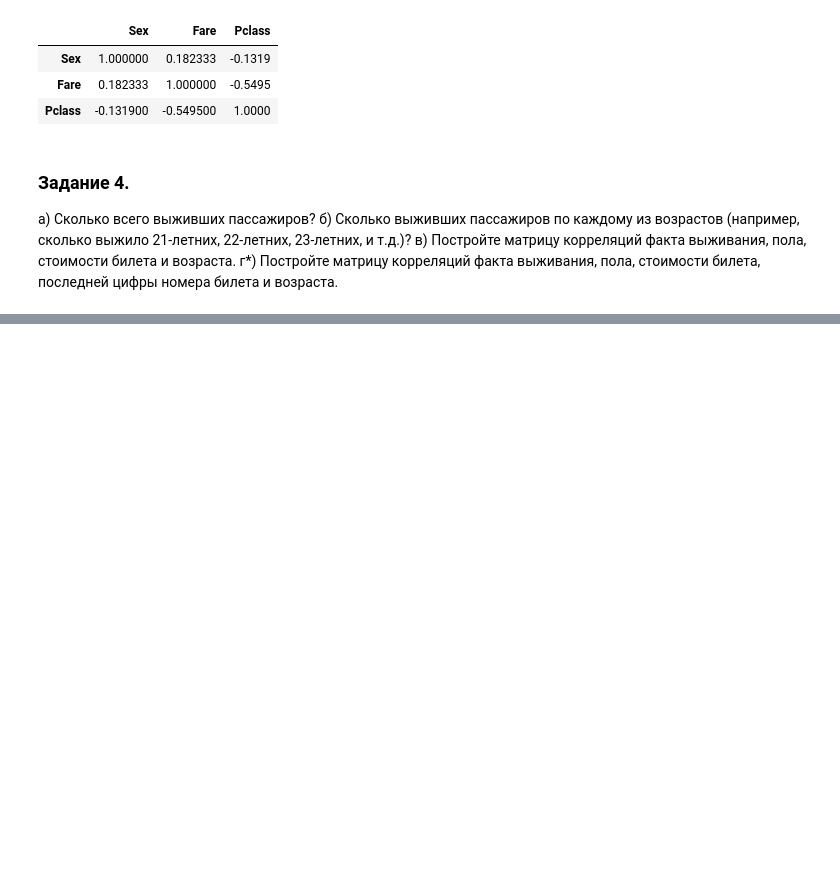
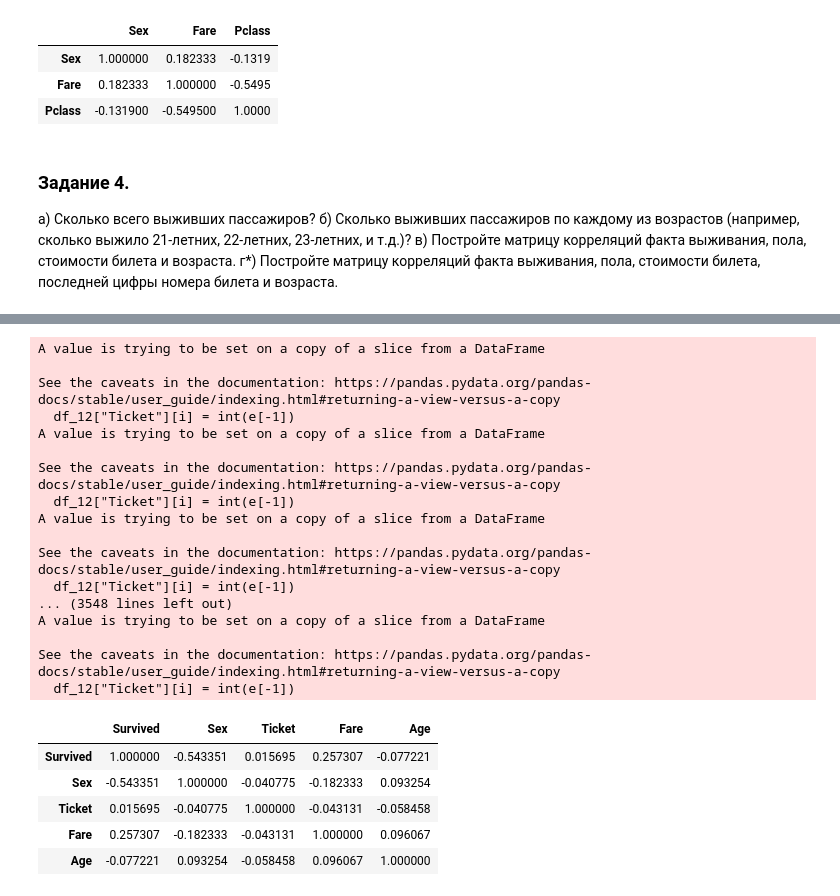
Before and after one commit to SynKolbasyn/School, a Jupyter notebook: AI/Lesson_04_09_2023/[seminar, basic]pandas.ipynb, the cells around one changed output, grey strips where cells are left out. Cells and saved outputs as stored; diff of their text form; code cells hidden in the pictures; blank space fills up the shorter version.

```diff
--- a/AI/Lesson_04_09_2023/[seminar, basic]pandas.ipynb
+++ b/AI/Lesson_04_09_2023/[seminar, basic]pandas.ipynb
@@ -626,8 +625,9 @@ df_4[df_4["Randomnumbers"] > 0.5]
 Теперь считаем данные по тому, кто выжил, а кто нет.
 # %%
 #df_2 = pd.read_csv('titanic_surv.csv')
-surv_link = 'https://www.dropbox.com/s/v35x9i6a1tc7emm/titanic_surv.csv?dl=1'
-df_2 = pd.read_csv(surv_link)
+# surv_link = 'https://www.dropbox.com/s/v35x9i6a1tc7emm/titanic_surv.csv?dl=1'
+# df_2 = pd.read_csv(surv_link)
+df_2 = pd.read_csv("titanic_surv.csv")
 # %%
 df_2
 # %% [output]
@@ -749,0 +793,33 @@ df_for_corr.corr()
+# %%
+df_12 = titanik_passengers.join(df_2)
+df_12["Sex"] = df_12["Sex"] == "male"
+for i, e in enumerate(df_12["Ticket"].values):
+    try:
+        df_12["Ticket"][i] = int(e[-1])
+    except ValueError:
+        df_12["Ticket"][i] = 0
+df_12[["Survived", "Sex", "Ticket", "Fare", "Age"]].corr()
+# %% [output]
+A value is trying to be set on a copy of a slice from a DataFrame
+
+See the caveats in the documentation: https://pandas.pydata.org/pandas-docs/stable/user_guide/indexing.html#returning-a-view-versus-a-copy
+  df_12["Ticket"][i] = int(e[-1])
+A value is trying to be set on a copy of a slice from a DataFrame
+
+See the caveats in the documentation: https://pandas.pydata.org/pandas-docs/stable/user_guide/indexing.html#returning-a-view-versus-a-copy
+  df_12["Ticket"][i] = int(e[-1])
+A value is trying to be set on a copy of a slice from a DataFrame
+
+See the caveats in the documentation: https://pandas.pydata.org/pandas-docs/stable/user_guide/indexing.html#returning-a-view-versus-a-copy
+  df_12["Ticket"][i] = int(e[-1])
+... (3548 lines left out)
+A value is trying to be set on a copy of a slice from a DataFrame
+
+See the caveats in the documentation: https://pandas.pydata.org/pandas-docs/stable/user_guide/indexing.html#returning-a-view-versus-a-copy
+  df_12["Ticket"][i] = int(e[-1])
+|  | Survived | Sex | Ticket | Fare | Age |
+| Survived | 1.000000 | -0.543351 | 0.015695 | 0.257307 | -0.077221 |
+| Sex | -0.543351 | 1.000000 | -0.040775 | -0.182333 | 0.093254 |
+| Ticket | 0.015695 | -0.040775 | 1.000000 | -0.043131 | -0.058458 |
+| Fare | 0.257307 | -0.182333 | -0.043131 | 1.000000 | 0.096067 |
+| Age | -0.077221 | 0.093254 | -0.058458 | 0.096067 | 1.000000 |
```
Also changed, not shown: parts of 8 cells of this notebook.
